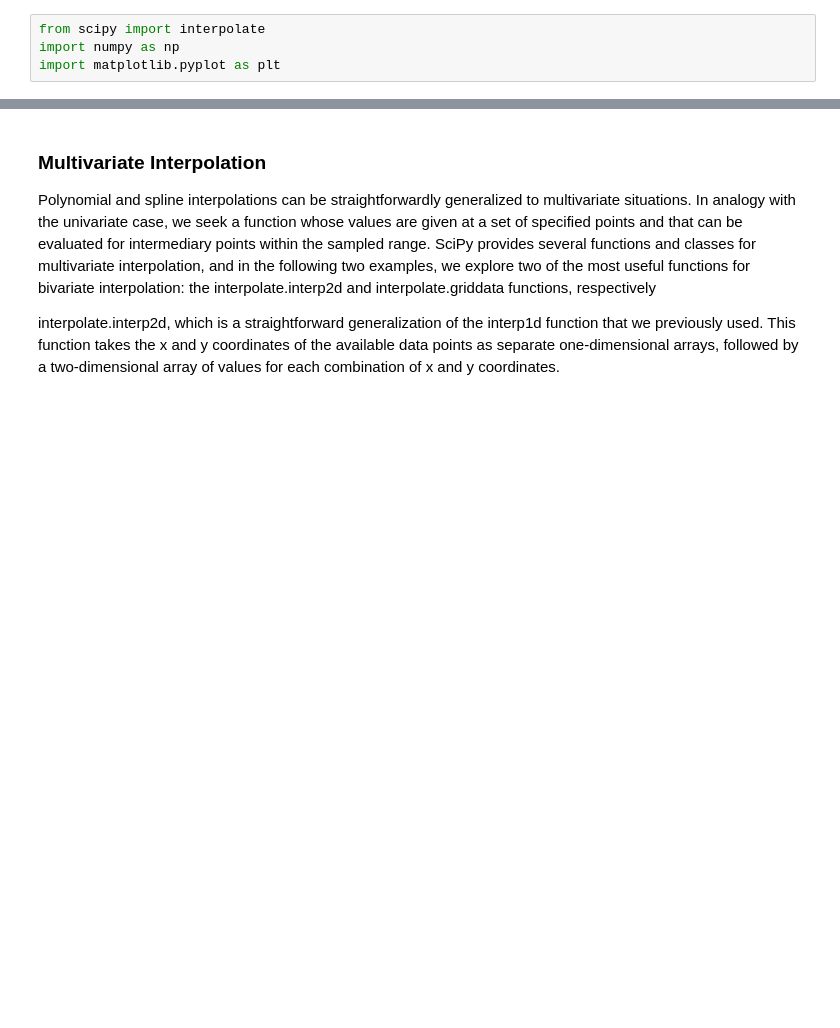
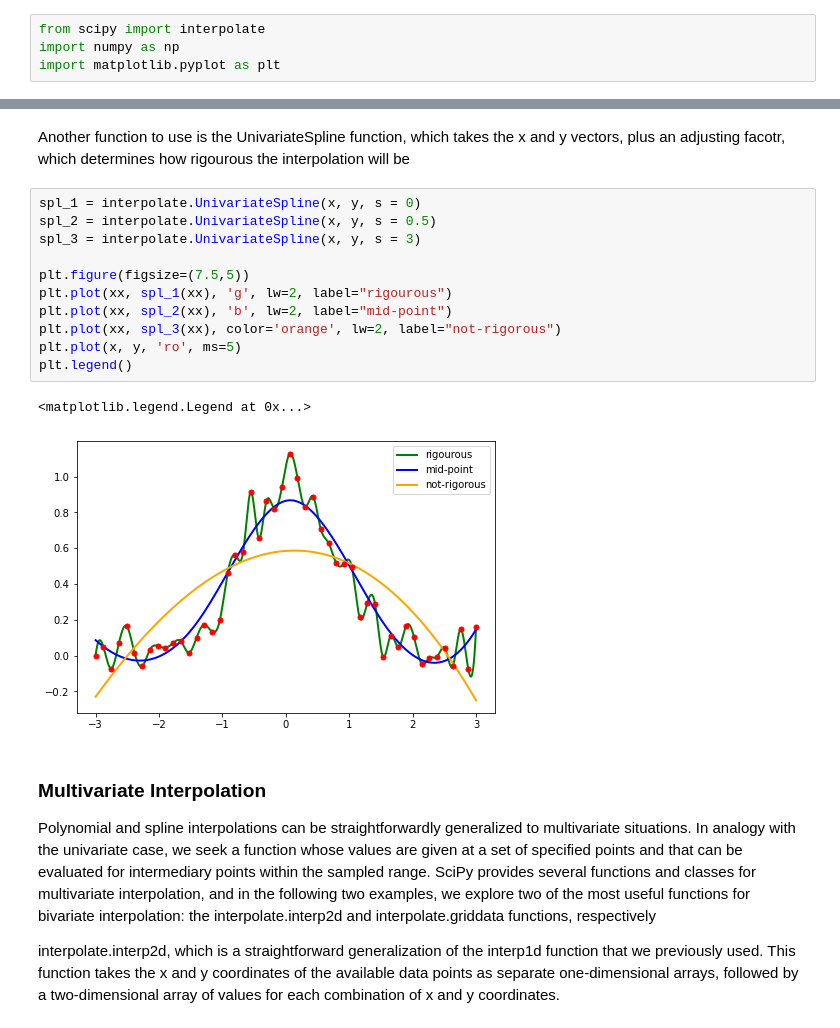
Before and after one commit to SimRey/Numerical-Python, a Jupyter notebook: 5. Interpolation/02-Spline.ipynb, the cells around one changed output, grey strips where cells are left out. Cells and saved outputs as stored; diff of their text form; blank space fills up the shorter version.

```diff
--- a/5. Interpolation/02-Spline.ipynb
+++ b/5. Interpolation/02-Spline.ipynb
@@ -34,3 +35,19 @@ plt.show()
+# %% [markdown]
+Another function to use is the UnivariateSpline function, which takes the x and y vectors, plus an adjusting facotr, which determines how rigourous the interpolation will be
+# %%
+spl_1 = interpolate.UnivariateSpline(x, y, s = 0)
+spl_2 = interpolate.UnivariateSpline(x, y, s = 0.5)
+spl_3 = interpolate.UnivariateSpline(x, y, s = 3)
+
+plt.figure(figsize=(7.5,5))
+plt.plot(xx, spl_1(xx), 'g', lw=2, label="rigourous")
+plt.plot(xx, spl_2(xx), 'b', lw=2, label="mid-point")
+plt.plot(xx, spl_3(xx), color='orange', lw=2, label="not-rigorous")
+plt.plot(x, y, 'ro', ms=5)
+plt.legend()
+# %% [output]
+<matplotlib.legend.Legend at 0x...>
+[figure, added]
 # %% [markdown]
 ### Multivariate Interpolation
 Polynomial and spline interpolations can be straightforwardly generalized to multivariate situations. In analogy with
```
Also changed, not shown: parts of 1 cell of this notebook.
